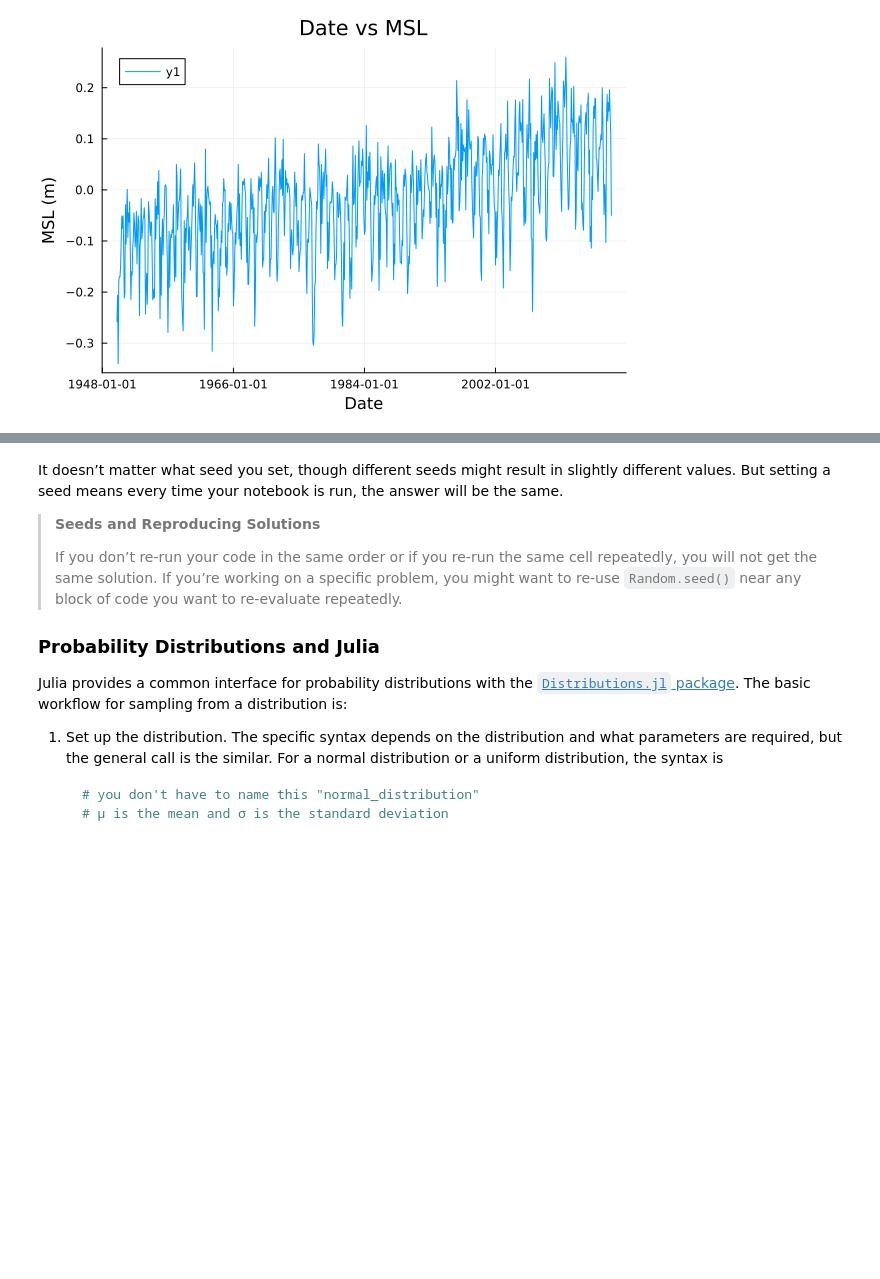
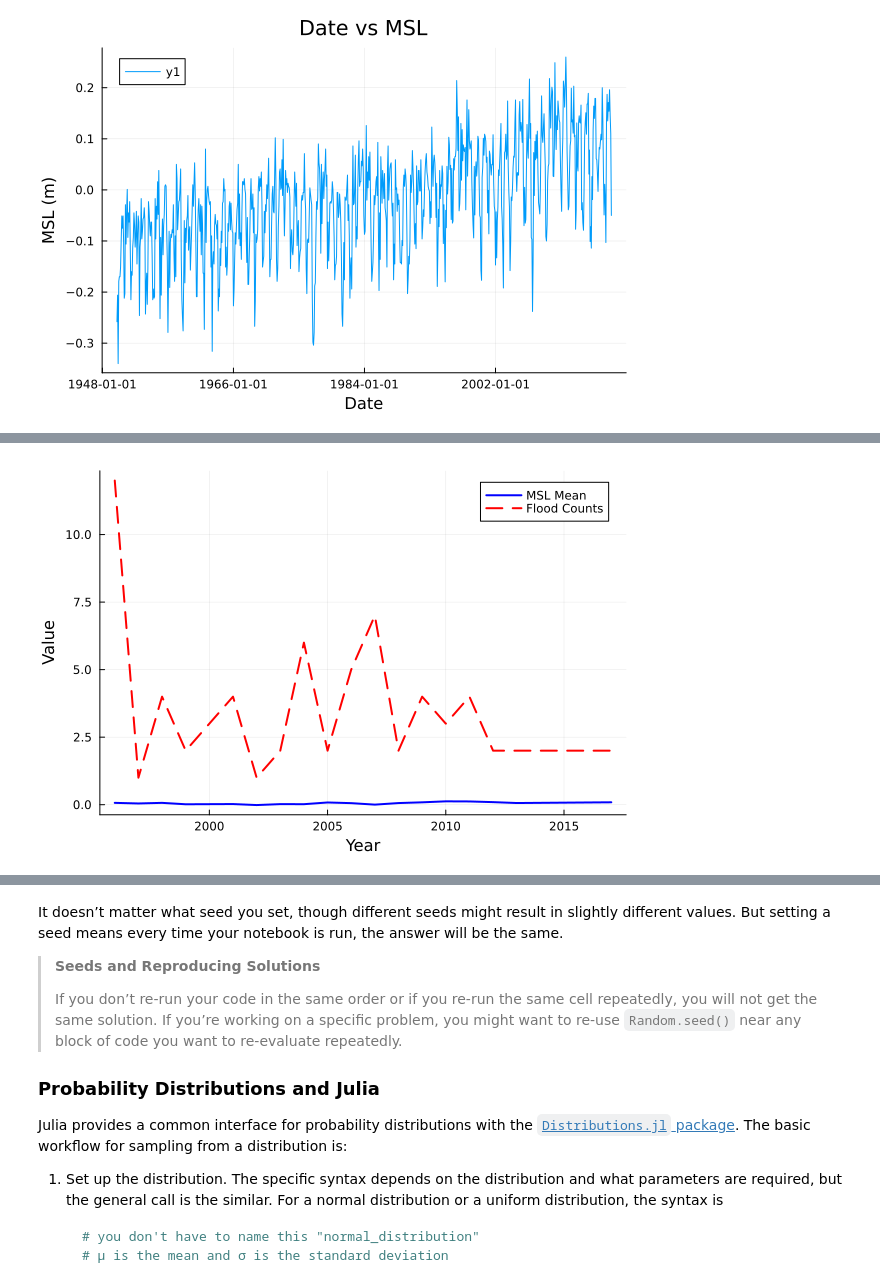
Before and after one commit to rms428/SLR-to-BI-4750, a Jupyter notebook: firstmcpass.ipynb, the cells around one changed output, grey strips where cells are left out. Saved outputs shown, nothing was run; the diff lists cells and outputs as text; code cells hidden in the pictures; blank space fills up the shorter version.

```diff
--- a/firstmcpass.ipynb
+++ b/firstmcpass.ipynb
@@ -106,0 +196,10 @@ plot(history.date, history."MSL (m)", xlabel="Date", ylabel="MSL (m)", title="Da
+# %%
+history.Date = Date.(string.(history.Date), "yyyy-mm-dd")
+history.Year = year.(history.Date)
+
+flood_data = filter(row -> row.Year in flood_years, history)
+
+average_msl_by_year = combine(groupby(flood_data, :Year), "MSL" => mean)
+average_msl_by_year[!, :flood_counts] = flood_counts
+
+println(average_msl_by_year)
@@ -106,0 +224,5 @@ plot(history.date, history."MSL (m)", xlabel="Date", ylabel="MSL (m)", title="Da
+# %%
+plot(average_msl_by_year.Year, average_msl_by_year.MSL_mean, label="MSL Mean", xlabel="Year", ylabel="Value", color=:blue, linewidth=2)
+plot!(average_msl_by_year.Year, average_msl_by_year.flood_counts, label="Flood Counts", color=:red, linewidth=2, linestyle=:dash)
+# %% [output]
+[figure, added]
```
Also changed, not shown: parts of 10 cells of this notebook, 2 other files.
